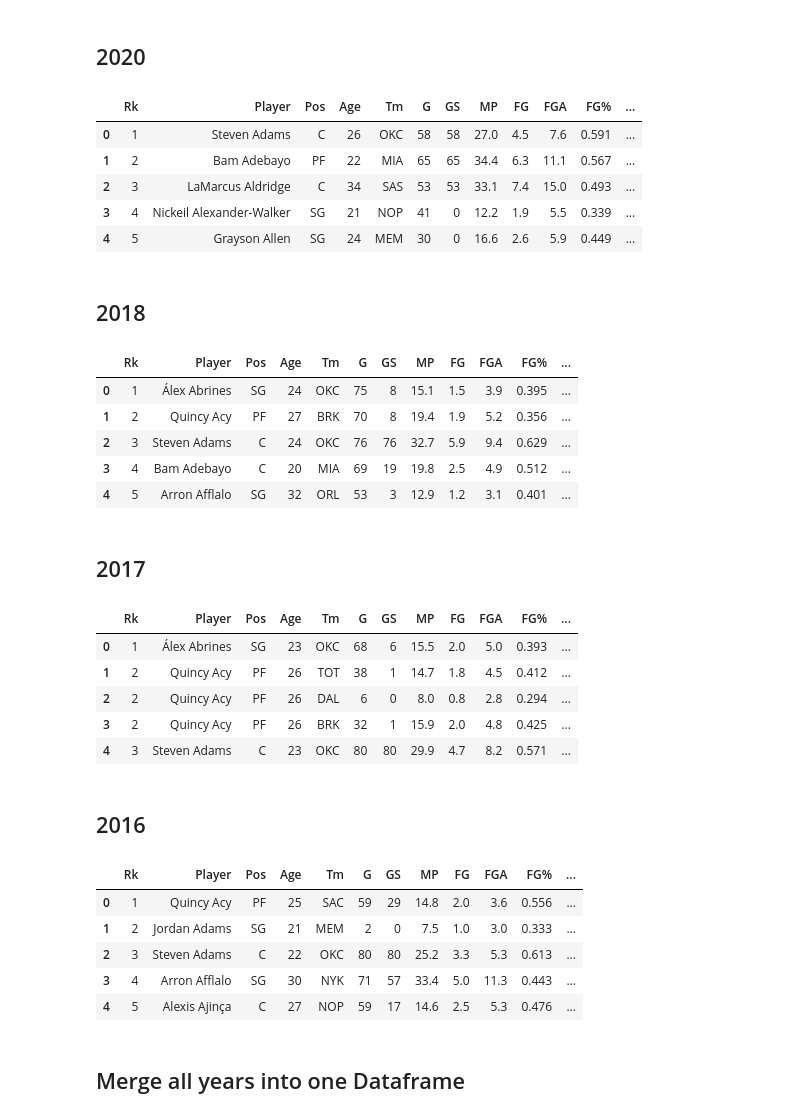
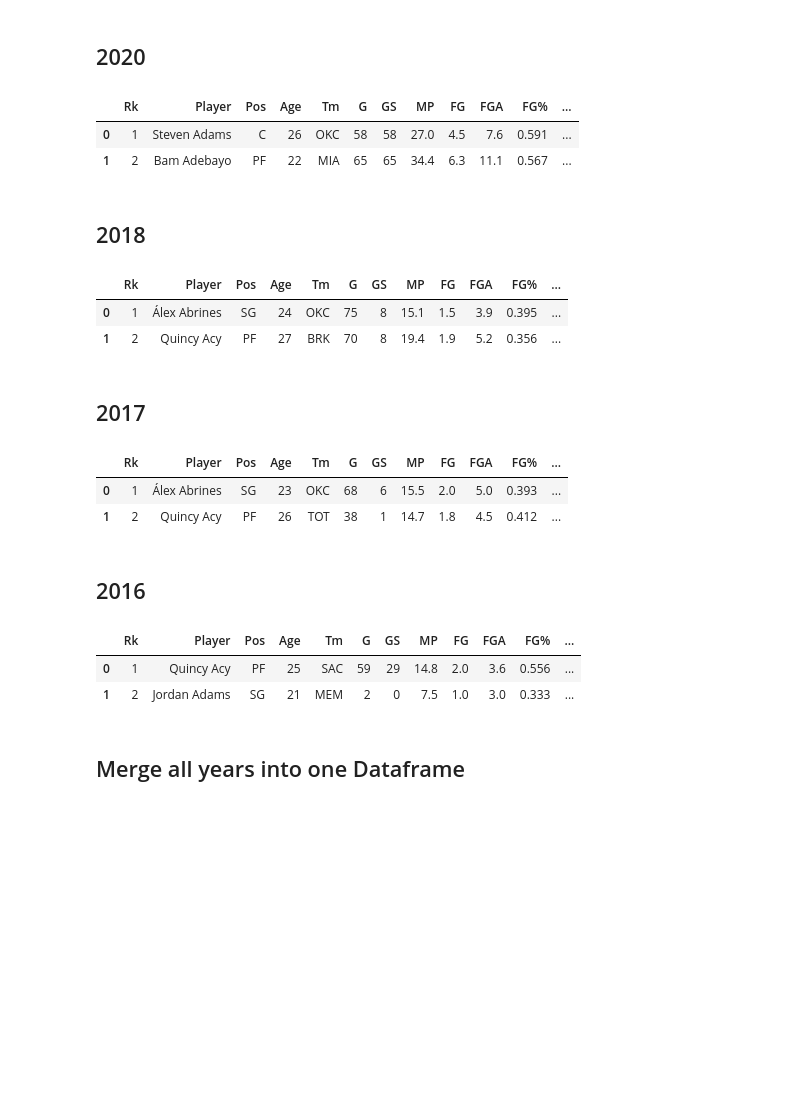
Before and after one commit to ChrisHomsi/NBA-Project, a Jupyter notebook: Importing Stats 2016-2020.ipynb, the cells around one changed output. Drawn from its saved outputs; the diff is of its cells as text; code cells hidden in the pictures; blank space fills up the shorter version.

```diff
--- a/Importing Stats 2016-2020.ipynb
+++ b/Importing Stats 2016-2020.ipynb
@@ -48,14 +38,11 @@ df_2020['Player'] = df_2020['Player'].str.split('\\').str[0]
 # %%
 df_2020['Year'] = 2020
 # %%
-df_2020.head()
+df_2020.head(2)
 # %% [output]
 |  | Rk | Player | Pos | Age | Tm | G | GS | MP | FG | FGA | FG% | ... |
 | 0 | 1 | Steven Adams | C | 26 | OKC | 58 | 58 | 27.0 | 4.5 | 7.6 | 0.591 | ... |
 | 1 | 2 | Bam Adebayo | PF | 22 | MIA | 65 | 65 | 34.4 | 6.3 | 11.1 | 0.567 | ... |
-| 2 | 3 | LaMarcus Aldridge | C | 34 | SAS | 53 | 53 | 33.1 | 7.4 | 15.0 | 0.493 | ... |
-| 3 | 4 | Nickeil Alexander-Walker | SG | 21 | NOP | 41 | 0 | 12.2 | 1.9 | 5.5 | 0.339 | ... |
-| 4 | 5 | Grayson Allen | SG | 24 | MEM | 30 | 0 | 16.6 | 2.6 | 5.9 | 0.449 | ... |
 # %% [markdown]
 ## 2018
 # %%
@@ -65,14 +52,11 @@ df_2018['Player'] = df_2018['Player'].str.split('\\').str[0]
 # %%
 df_2018['Year'] = 2018
 # %%
-df_2018.head()
+df_2018.head(2)
 # %% [output]
 |  | Rk | Player | Pos | Age | Tm | G | GS | MP | FG | FGA | FG% | ... |
 | 0 | 1 | Álex Abrines | SG | 24 | OKC | 75 | 8 | 15.1 | 1.5 | 3.9 | 0.395 | ... |
 | 1 | 2 | Quincy Acy | PF | 27 | BRK | 70 | 8 | 19.4 | 1.9 | 5.2 | 0.356 | ... |
-| 2 | 3 | Steven Adams | C | 24 | OKC | 76 | 76 | 32.7 | 5.9 | 9.4 | 0.629 | ... |
-| 3 | 4 | Bam Adebayo | C | 20 | MIA | 69 | 19 | 19.8 | 2.5 | 4.9 | 0.512 | ... |
-| 4 | 5 | Arron Afflalo | SG | 32 | ORL | 53 | 3 | 12.9 | 1.2 | 3.1 | 0.401 | ... |
 # %% [markdown]
 ## 2017
 # %%
@@ -82,14 +66,11 @@ df_2017['Player'] = df_2017['Player'].str.split('\\').str[0]
 # %%
 df_2017['Year'] = 2017
 # %%
-df_2017.head()
+df_2017.head(2)
 # %% [output]
 |  | Rk | Player | Pos | Age | Tm | G | GS | MP | FG | FGA | FG% | ... |
 | 0 | 1 | Álex Abrines | SG | 23 | OKC | 68 | 6 | 15.5 | 2.0 | 5.0 | 0.393 | ... |
 | 1 | 2 | Quincy Acy | PF | 26 | TOT | 38 | 1 | 14.7 | 1.8 | 4.5 | 0.412 | ... |
-| 2 | 2 | Quincy Acy | PF | 26 | DAL | 6 | 0 | 8.0 | 0.8 | 2.8 | 0.294 | ... |
-| 3 | 2 | Quincy Acy | PF | 26 | BRK | 32 | 1 | 15.9 | 2.0 | 4.8 | 0.425 | ... |
-| 4 | 3 | Steven Adams | C | 23 | OKC | 80 | 80 | 29.9 | 4.7 | 8.2 | 0.571 | ... |
 # %% [markdown]
 ## 2016
 # %%
@@ -99,14 +80,11 @@ df_2016['Player'] = df_2016['Player'].str.split('\\').str[0]
 # %%
 df_2016['Year'] = 2016
 # %%
-df_2016.head()
+df_2016.head(2)
 # %% [output]
 |  | Rk | Player | Pos | Age | Tm | G | GS | MP | FG | FGA | FG% | ... |
 | 0 | 1 | Quincy Acy | PF | 25 | SAC | 59 | 29 | 14.8 | 2.0 | 3.6 | 0.556 | ... |
 | 1 | 2 | Jordan Adams | SG | 21 | MEM | 2 | 0 | 7.5 | 1.0 | 3.0 | 0.333 | ... |
-| 2 | 3 | Steven Adams | C | 22 | OKC | 80 | 80 | 25.2 | 3.3 | 5.3 | 0.613 | ... |
-| 3 | 4 | Arron Afflalo | SG | 30 | NYK | 71 | 57 | 33.4 | 5.0 | 11.3 | 0.443 | ... |
-| 4 | 5 | Alexis Ajinça | C | 27 | NOP | 59 | 17 | 14.6 | 2.5 | 5.3 | 0.476 | ... |
 # %% [markdown]
 ## Merge all years into one Dataframe
 # %%
```
Also changed, not shown: parts of 14 cells of this notebook, 10 other files.
